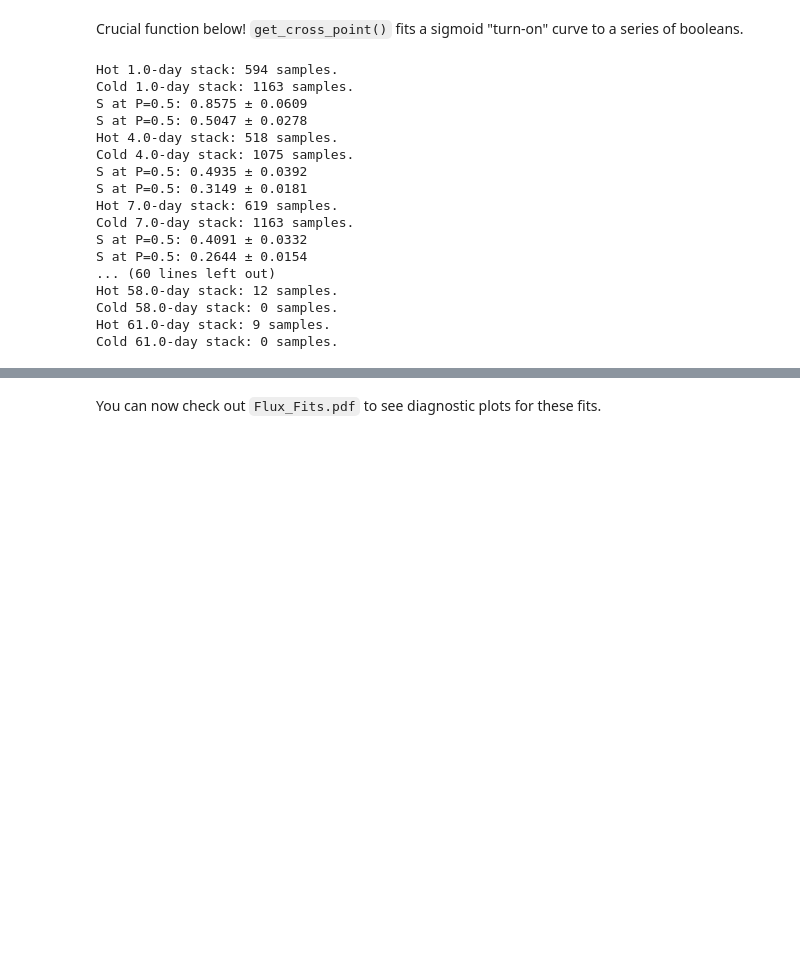
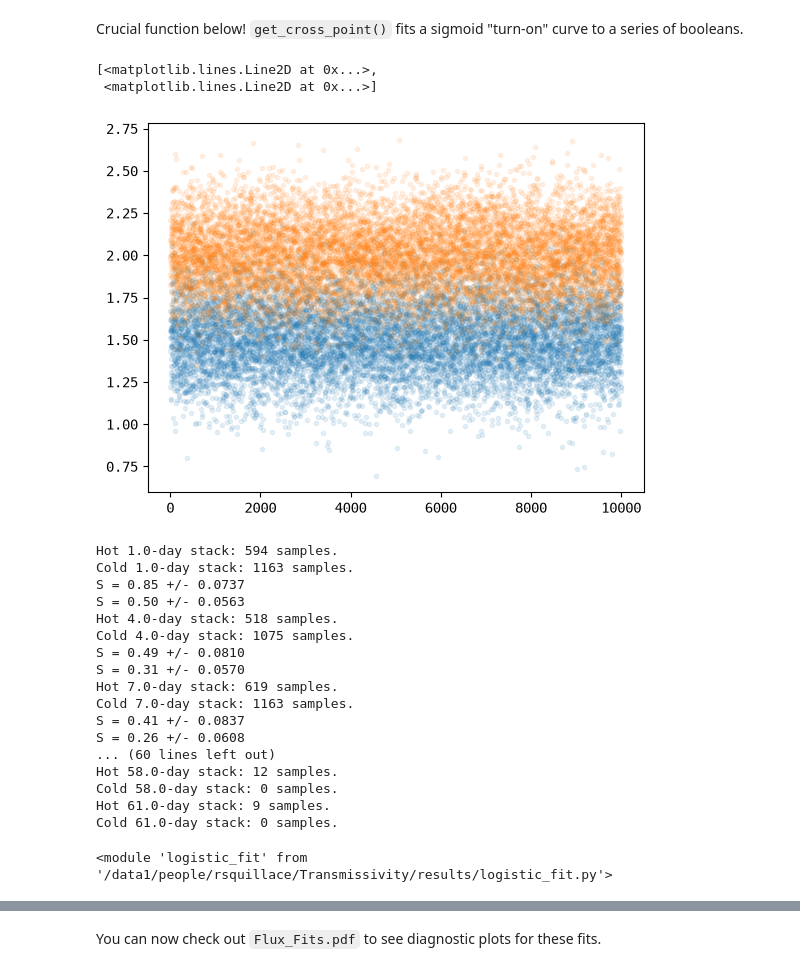
Before and after one commit to chime-sps/Transmissivity, a Jupyter notebook: results/sensitivity_dropoff.ipynb, the cells around one changed output, grey strips where cells are left out. Saved outputs shown, nothing was run; the diff lists cells and outputs as text; code cells hidden in the pictures; blank space fills up the shorter version.

```diff
--- a/results/sensitivity_dropoff.ipynb
+++ b/results/sensitivity_dropoff.ipynb
@@ -180,11 +229,28 @@ def add_subplot_fit(ax, S, S_cross, cdf_fit):
 
     ax.plot(-1, -1, 'r--', label = 'Logistic Fit')
     ax.vlines(-1, 0.1, 0.2, color = 'black', label = 'Crosspoint')
+# %%
+params = [1.5, 2]
+cov_params = [[0.04, 0.03], [0.03, 0.04]]
+random_draw = np.random.multivariate_normal(params, cov_params, size=10000)
+
+plt.plot(random_draw, '.', alpha = 0.1)
+# X = sm.add_constant(argx)
+# #fit the model
+# model = sm.Logit(y, X).fit()
+# model.summary()
+# %% [output]
+[<matplotlib.lines.Line2D at 0x...>,
+ <matplotlib.lines.Line2D at 0x...>]
+[figure, added]
 # %%
 S_hot = np.zeros(len(days))
 S_cold = np.zeros(len(days))
 S_hot_err = np.zeros(len(days))
 S_cold_err = np.zeros(len(days))
+
+S_bins = np.logspace(-2, 1, 250)
+S_dev = 100
 
 fig, ax = plt.subplots(len(days), 2, figsize = (10, 40))
 
@@ -208,7 +274,8 @@ for i in range(len(days)):
 
     if len(datum[low_b_mask]) > 200:
 
-        S_hot[i], S_hot_err[i], cdf_fit = get_cross_point(S[low_b_mask], y[low_b_mask], bootstrap = True)
+        S_hot[i], S_hot_err[i], cdf_fit = logfit.get_cross_point(S[low_b_mask],
+                                                                 y[low_b_mask])
 
         add_subplot_fit(ax[i, 0], S[low_b_mask], S_hot[i], cdf_fit)
 
@@ -218,7 +285,7 @@ for i in range(len(days)):
 
     if len(datum[high_b_mask]) > 200:
 
-        S_cold[i], S_cold_err[i], cdf_fit = get_cross_point(S[high_b_mask], y[high_b_mask], bootstrap = True)
+        S_cold[i], S_cold_err[i], cdf_fit = get_cross_point_2(S[high_b_mask], y[high_b_mask])
 
         add_subplot_fit(ax[i, 1], S[high_b_mask], S_cold[i], cdf_fit)
 
@@ -245,18 +312,24 @@ plt.close()
 # %% [output]
 Hot 1.0-day stack: 594 samples.
 Cold 1.0-day stack: 1163 samples.
-S at P=0.5: 0.8575 ± 0.0609
-S at P=0.5: 0.5047 ± 0.0278
+S = 0.85 +/- 0.0737
+S = 0.50 +/- 0.0563
 Hot 4.0-day stack: 518 samples.
 Cold 4.0-day stack: 1075 samples.
-S at P=0.5: 0.4935 ± 0.0392
-S at P=0.5: 0.3149 ± 0.0181
+S = 0.49 +/- 0.0810
+S = 0.31 +/- 0.0570
 Hot 7.0-day stack: 619 samples.
 Cold 7.0-day stack: 1163 samples.
-S at P=0.5: 0.4091 ± 0.0332
-S at P=0.5: 0.2644 ± 0.0154
+S = 0.41 +/- 0.0837
+S = 0.26 +/- 0.0608
 ... (60 lines left out)
 Hot 58.0-day stack: 12 samples.
 Cold 58.0-day stack: 0 samples.
 Hot 61.0-day stack: 9 samples.
 Cold 61.0-day stack: 0 samples.
+# %%
+import logistic_fit as logfit
+import importlib
+importlib.reload(logfit)
+# %% [output]
+<module 'logistic_fit' from '/data1/people/rsquillace/Transmissivity/results/logistic_fit.py'>
```
Also changed, not shown: parts of 7 cells of this notebook, 1 other file.
